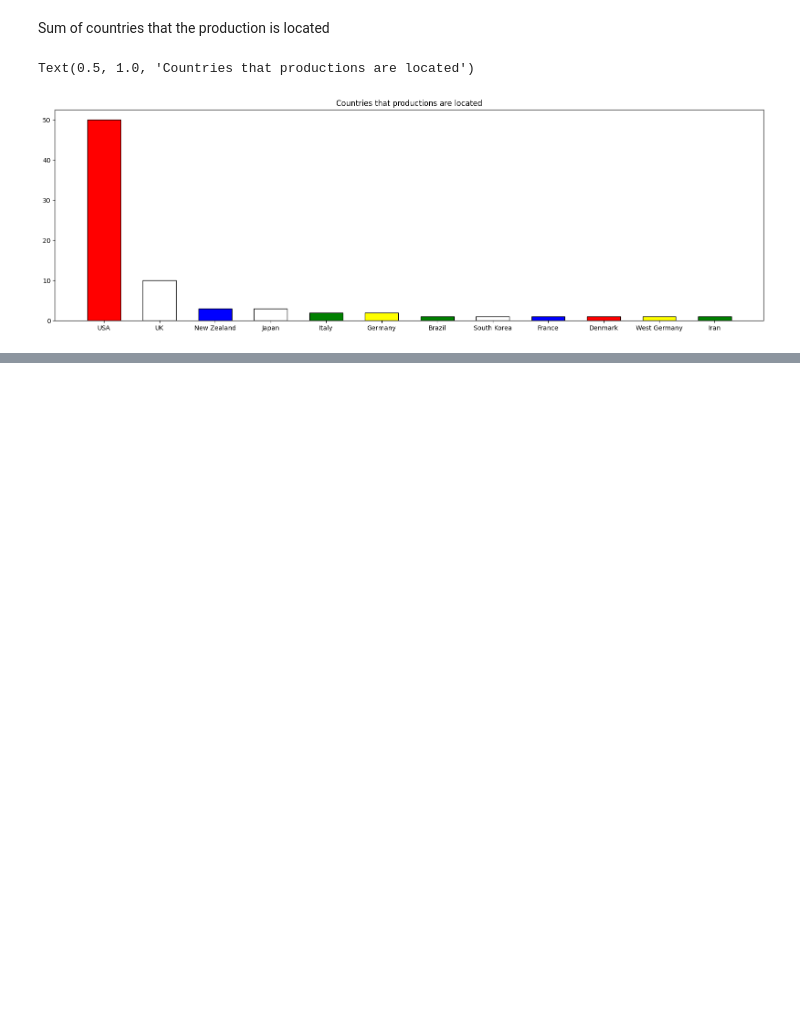
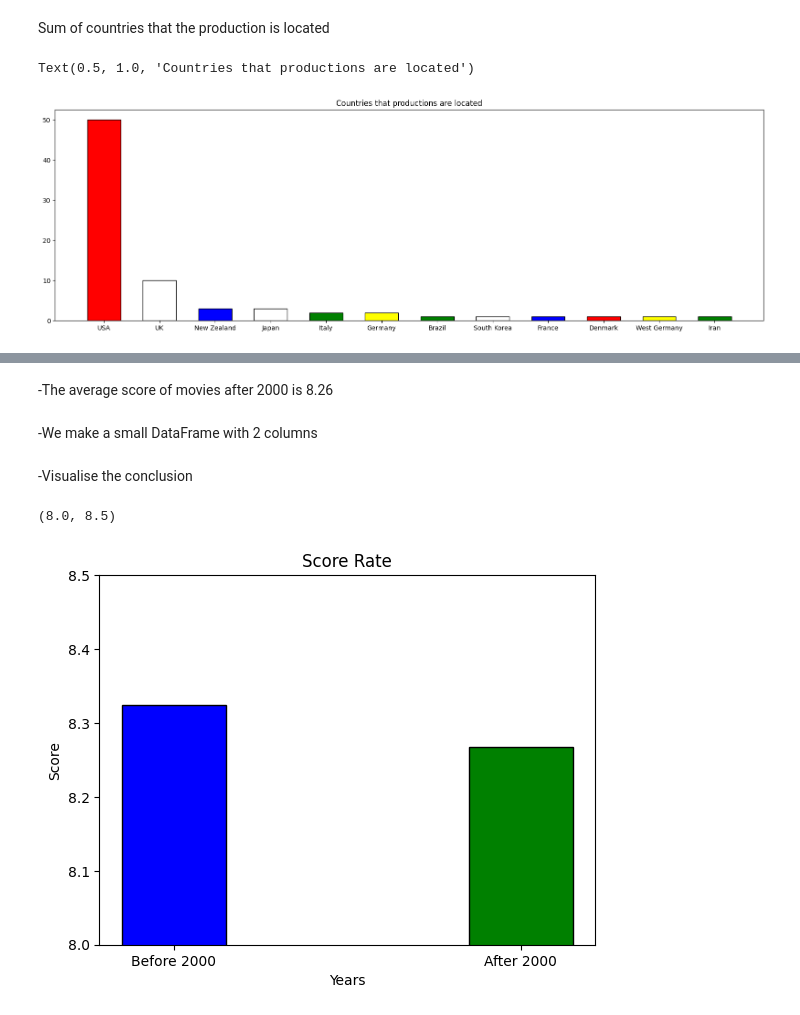
Before and after one commit to ChrisDiamantis99/Data-Analysis-With-Dirty-Data, a Jupyter notebook: Link_dirty.ipynb, the cells around one changed output, grey strips where cells are left out. Drawn from its saved outputs; the diff is of its cells as text; code cells hidden in the pictures; blank space fills up the shorter version.

```diff
--- a/Link_dirty.ipynb
+++ b/Link_dirty.ipynb
@@ -184,0 +282,29 @@ Text(0.5, 1.0, 'Countries that productions are located')
+# %%
+movies_before_2000 = df[df['Year'] < 2000]
+average_score_before_2000 = movies_before_2000['Score'].mean()
+# %% [markdown]
+-The average score of movies after 2000 is 8.26
+# %%
+movies_after_2000 = df[df['Year'] >= 2000]
+average_score_after_2000 = movies_after_2000['Score'].mean()
+# %% [markdown]
+-We make a small DataFrame with 2 columns
+# %%
+average_array = {
+    'Average' : [average_score_before_2000, average_score_after_2000],
+    'Year' : ['Before 2000', 'After 2000']
+    }
+avg_arr = pd.DataFrame(average_array)
+# %% [markdown]
+-Visualise the conclusion
+# %%
+plt.bar(avg_arr['Year'], avg_arr['Average'], width = 0.3, edgecolor = 'black', color = ['blue', 'green'] )
+plt.title('Score Rate')
+plt.ylabel('Score')
+plt.xlabel('Years')
+
+#Display the y-axis values
+plt.ylim(8, 8.5)
+# %% [output]
+(8.0, 8.5)
+[figure, added]
```
Also changed, not shown: parts of 27 cells of this notebook.
